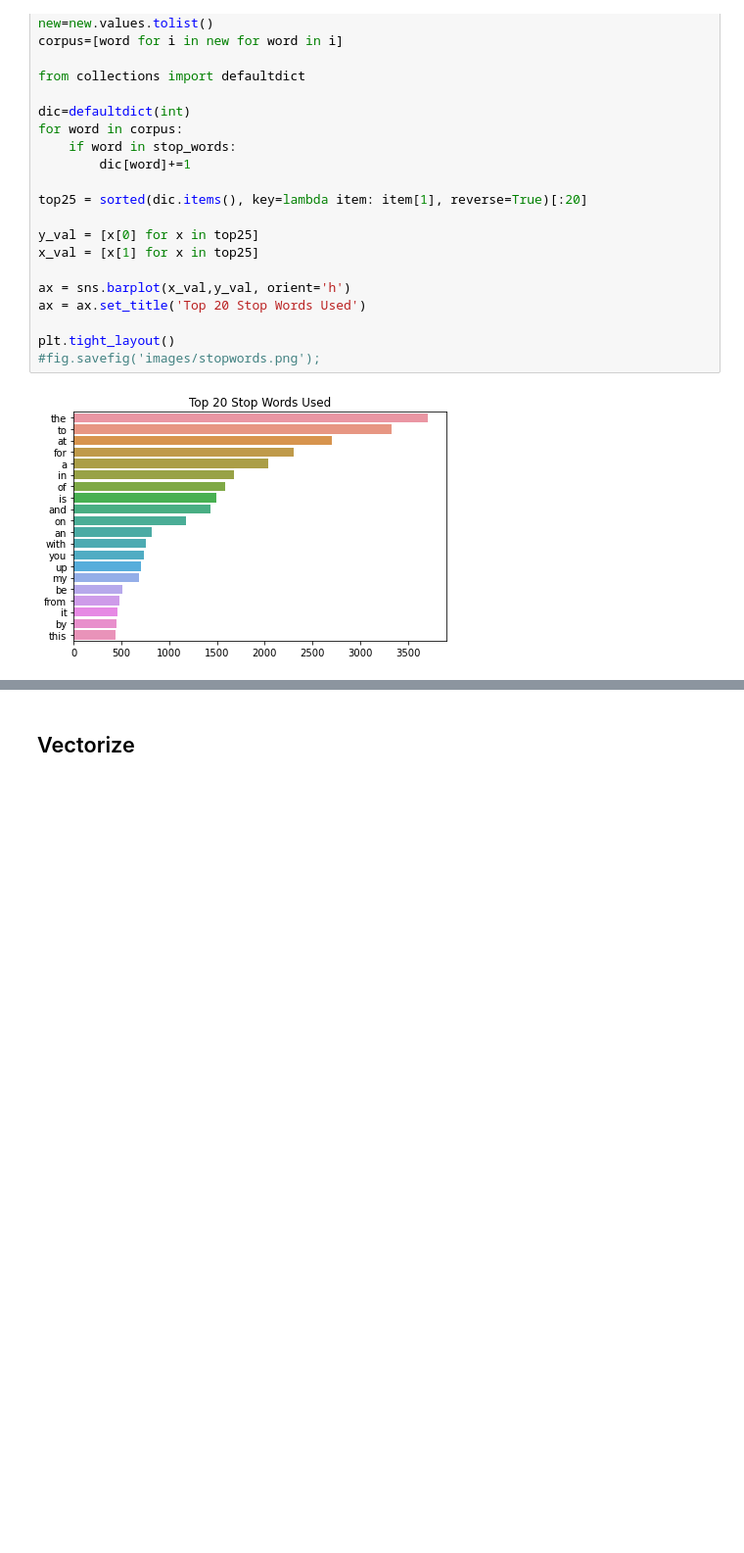
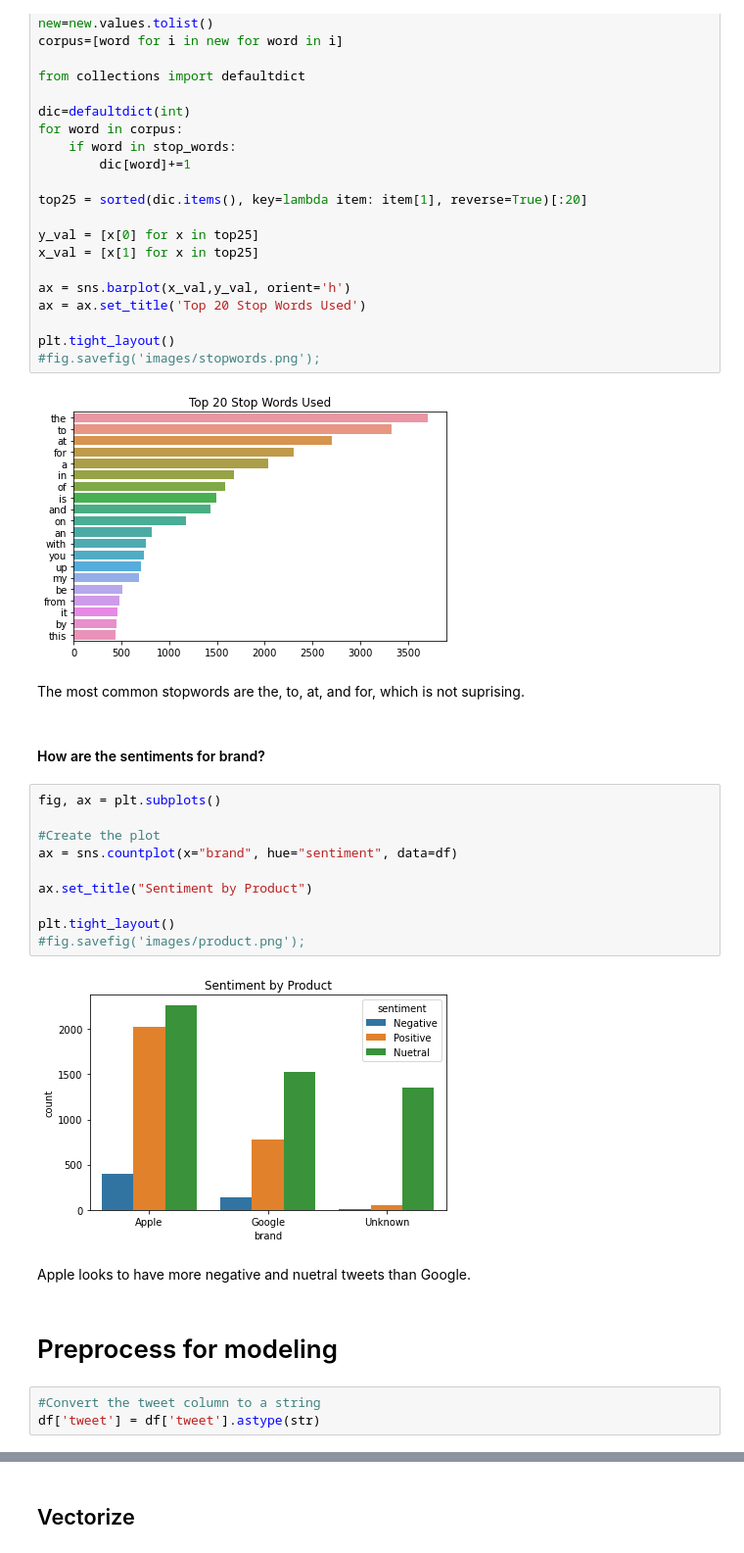
Before and after one commit to ryanreilly/phase_4_project, a Jupyter notebook: final_notebook.ipynb, the cells around one changed output, grey strips where cells are left out. Shown at 98% size. Cells and saved outputs as stored; diff of their text form; blank space fills up the shorter version.

```diff
--- a/final_notebook.ipynb
+++ b/final_notebook.ipynb
@@ -246,3 +342,26 @@ plt.tight_layout()
 #fig.savefig('images/stopwords.png');
 # %% [output]
 [figure]
+# %% [markdown]
+The most common stopwords are the, to, at, and for, which is not suprising.
+# %% [markdown]
+#### How are the sentiments for brand?
+# %%
+fig, ax = plt.subplots()
+
+#Create the plot
+ax = sns.countplot(x="brand", hue="sentiment", data=df)
+
+ax.set_title("Sentiment by Product")
+
+plt.tight_layout()
+#fig.savefig('images/product.png');
+# %% [output]
+[figure, added]
+# %% [markdown]
+Apple looks to have more negative and nuetral tweets than Google.
+# %% [markdown]
+# Preprocess for modeling
+# %%
+#Convert the tweet column to a string
+df['tweet'] = df['tweet'].astype(str)
```
Also changed, not shown: parts of 61 cells of this notebook.
